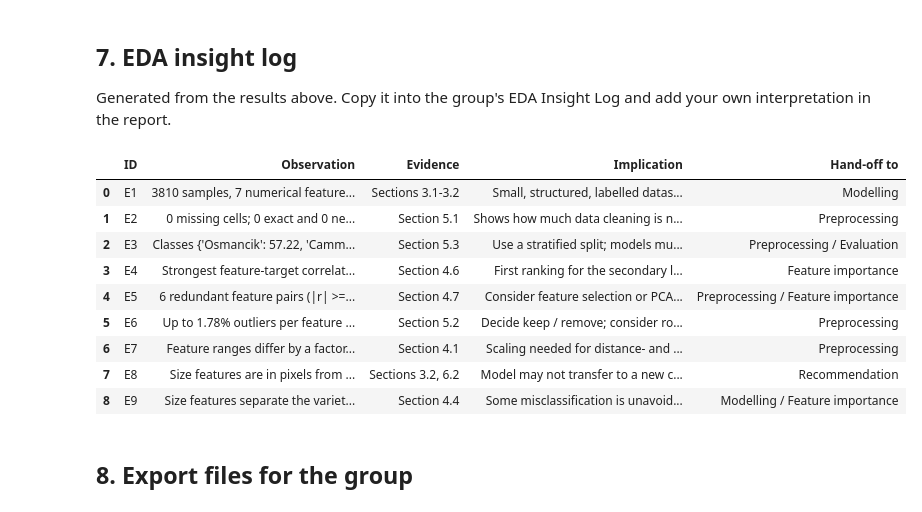
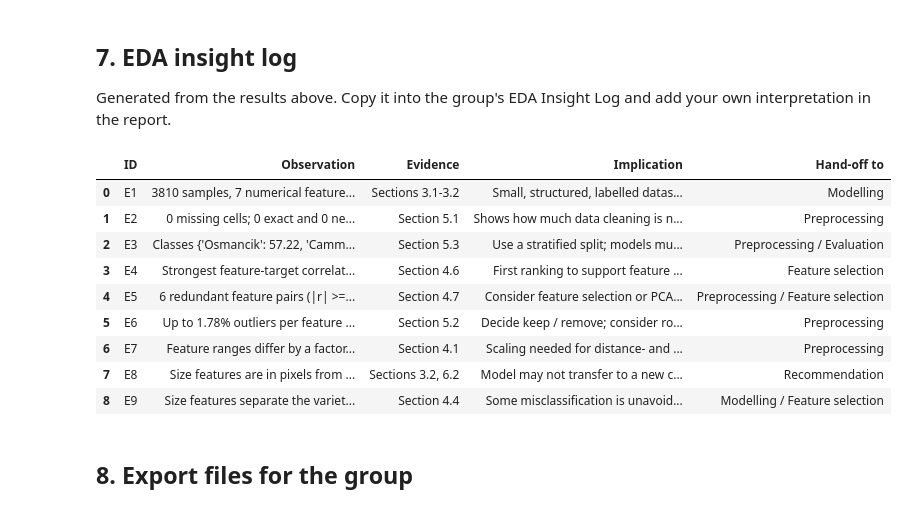
Before and after one commit to Hasanga910/GrainSense, a Jupyter notebook: Notebook.ipynb, the cells around one changed output. Saved outputs shown, nothing was run; the diff lists cells and outputs as text; code cells hidden in the pictures.

```diff
--- a/Notebook.ipynb
+++ b/Notebook.ipynb
@@ -720,41 +743,62 @@ display(handoff)
 ## 7. EDA insight log
 Generated from the results above. Copy it into the group's EDA Insight Log and add your own interpretation in the report.
 # %%
+
 top_feat = corr_target.index[0]
 weak_feat = corr_target.index[-1]
 
 insights = pd.DataFrame([
     ['E1', f'{df.shape[0]} samples, {len(FEATURES)} numerical features, binary target.',
      'Sections 3.1-3.2', 'Small, structured, labelled dataset suited to supervised classification.', 'Modelling'],
+
     ['E2', f'{missing_total} missing cells; {exact_dups} exact and {near_dups} near duplicates; {inconsistent_labels} inconsistent labels; {validity_violations} validity violations.',
      'Section 5.1', 'Shows how much data cleaning is needed.', 'Preprocessing'],
+
     ['E3', f'Classes {balance["percent"].to_dict()}; imbalance ratio {imbalance_ratio:.2f}; majority-class accuracy {majority_acc:.4f}.',
      'Section 5.3', 'Use a stratified split; models must beat the majority-class accuracy; report more than accuracy.', 'Preprocessing / Evaluation'],
+
     ['E4', f'Strongest feature-target correlation: {top_feat} (r = {corr_target.iloc[0, 0]:.3f}); weakest: {weak_feat} (r = {corr_target.iloc[-1, 0]:.3f}).',
-     'Section 4.6', 'First ranking for the secondary lens; compare with tree-based and model-based importance.', 'Feature importance'],
+     'Section 4.6', 'First ranking to support feature selection; compare with tree-based importance.', 'Feature selection'],
+
     ['E5', f'{len(redundant_pairs)} redundant feature pairs (|r| >= 0.9).',
-     'Section 4.7', 'Consider feature selection or PCA; correlated features can share importance.', 'Preprocessing / Feature importance'],
+     'Section 4.7', 'Consider feature selection or PCA; correlated features can share importance.', 'Preprocessing / Feature selection'],
+
     ['E6', f'Up to {max_outlier_pct:.2f}% outliers per feature within variety; {any_outlier_pct:.1f}% of rows have at least one; no geometric rule broken.',
      'Section 5.2', 'Decide keep / remove; consider robust scaling.', 'Preprocessing'],
+
     ['E7', f'Feature ranges differ by a factor of about {range_ratio:,.0f}.',
      'Section 4.1', 'Scaling needed for distance- and gradient-based models.', 'Preprocessing'],
+
     ['E8', 'Size features are in pixels from one imaging setup.',
      'Sections 3.2, 6.2', 'Model may not transfer to a new camera without recalibration (limitation).', 'Recommendation'],
+
     ['E9', 'Size features separate the varieties clearly; Minor Axis Length and Extent overlap heavily.',
-     'Section 4.4', 'Some misclassification is unavoidable; grain length is the key discriminating measurement.', 'Modelling / Feature importance'],
-], columns=['ID', 'Observation', 'Evidence', 'Implication', 'Hand-off to'])
-insights.to_csv(os.path.join(OUTPUT_DIR, 'eda_insight_log.csv'), index=False)
+     'Section 4.4', 'Some misclassification is unavoidable; grain length is the key discriminating measurement.', 'Modelling / Feature selection'],
+
+], columns=[
+    'ID',
+    'Observation',
+    'Evidence',
+    'Implication',
+    'Hand-off to'
+])
+
+insights.to_csv(
+    os.path.join(OUTPUT_DIR, 'eda_insight_log.csv'),
+    index=False
+)
+
 insights
 # %% [output]
 |  | ID | Observation | Evidence | Implication | Hand-off to |
 | 0 | E1 | 3810 samples, 7 numerical feature... | Sections 3.1-3.2 | Small, structured, labelled datas... | Modelling |
 | 1 | E2 | 0 missing cells; 0 exact and 0 ne... | Section 5.1 | Shows how much data cleaning is n... | Preprocessing |
 | 2 | E3 | Classes {'Osmancik': 57.22, 'Camm... | Section 5.3 | Use a stratified split; models mu... | Preprocessing / Evaluation |
-| 3 | E4 | Strongest feature-target correlat... | Section 4.6 | First ranking for the secondary l... | Feature importance |
-| 4 | E5 | 6 redundant feature pairs (|r| >=... | Section 4.7 | Consider feature selection or PCA... | Preprocessing / Feature importance |
+| 3 | E4 | Strongest feature-target correlat... | Section 4.6 | First ranking to support feature ... | Feature selection |
+| 4 | E5 | 6 redundant feature pairs (|r| >=... | Section 4.7 | Consider feature selection or PCA... | Preprocessing / Feature selection |
 | 5 | E6 | Up to 1.78% outliers per feature ... | Section 5.2 | Decide keep / remove; consider ro... | Preprocessing |
 | 6 | E7 | Feature ranges differ by a factor... | Section 4.1 | Scaling needed for distance- and ... | Preprocessing |
 | 7 | E8 | Size features are in pixels from ... | Sections 3.2, 6.2 | Model may not transfer to a new c... | Recommendation |
-| 8 | E9 | Size features separate the variet... | Section 4.4 | Some misclassification is unavoid... | Modelling / Feature importance |
+| 8 | E9 | Size features separate the variet... | Section 4.4 | Some misclassification is unavoid... | Modelling / Feature selection |
 # %% [markdown]
 ## 8. Export files for the group
```
Also changed, not shown: parts of 26 cells of this notebook.
